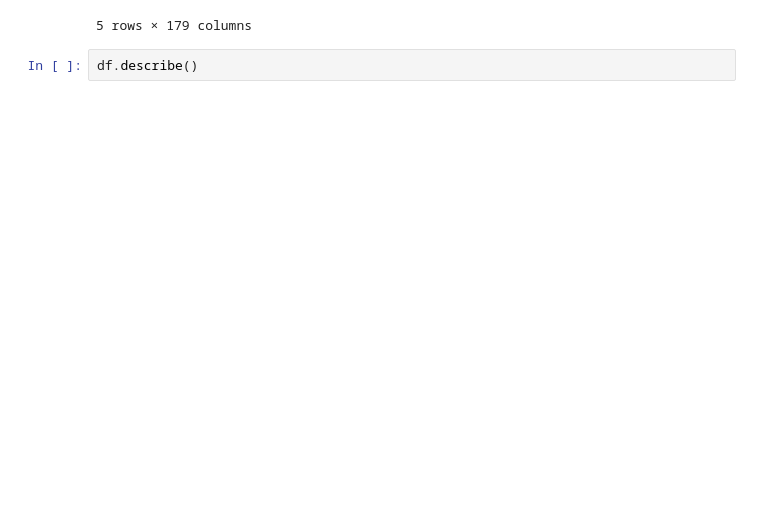
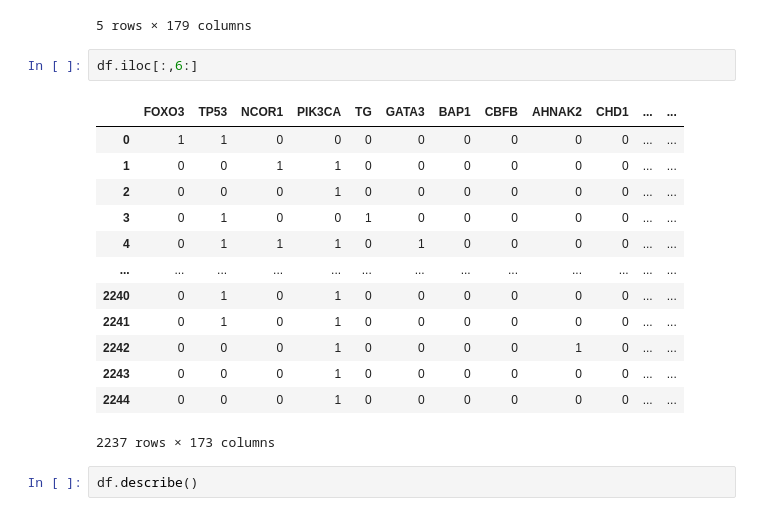
Before and after one commit to nhilariosilva/metabric_aft_models, a Jupyter notebook: notebooks/METABRIC - Descriptive Analysis.ipynb, the cells around one changed output. Cells and saved outputs as stored; diff of their text form; blank space fills up the shorter version.

```diff
--- a/notebooks/METABRIC - Descriptive Analysis.ipynb
+++ b/notebooks/METABRIC - Descriptive Analysis.ipynb
@@ -77,6 +66,22 @@ Data dimension: (2245, 181)
 | 3 | MB-0008 | 18.800000 | 1.0 | 76.97 | LumB | 6.080 | 0 | 1 | 0 | ... |
 | 4 | MB-0010 | 2.933333 | 1.0 | 78.77 | LumB | 4.062 | 0 | 1 | 1 | ... |
 5 rows × 179 columns
+# %%
+df.iloc[:,6:]
+# %% [output]
+|  | FOXO3 | TP53 | NCOR1 | PIK3CA | TG | GATA3 | BAP1 | CBFB | AHNAK2 | CHD1 | ... | ... |
+| 0 | 1 | 1 | 0 | 0 | 0 | 0 | 0 | 0 | 0 | 0 | ... | ... |
+| 1 | 0 | 0 | 1 | 1 | 0 | 0 | 0 | 0 | 0 | 0 | ... | ... |
+| 2 | 0 | 0 | 0 | 1 | 0 | 0 | 0 | 0 | 0 | 0 | ... | ... |
+| 3 | 0 | 1 | 0 | 0 | 1 | 0 | 0 | 0 | 0 | 0 | ... | ... |
+| 4 | 0 | 1 | 1 | 1 | 0 | 1 | 0 | 0 | 0 | 0 | ... | ... |
+| ... | ... | ... | ... | ... | ... | ... | ... | ... | ... | ... | ... | ... |
+| 2240 | 0 | 1 | 0 | 1 | 0 | 0 | 0 | 0 | 0 | 0 | ... | ... |
+| 2241 | 0 | 1 | 0 | 1 | 0 | 0 | 0 | 0 | 0 | 0 | ... | ... |
+| 2242 | 0 | 0 | 0 | 1 | 0 | 0 | 0 | 0 | 1 | 0 | ... | ... |
+| 2243 | 0 | 0 | 0 | 1 | 0 | 0 | 0 | 0 | 0 | 0 | ... | ... |
+| 2244 | 0 | 0 | 0 | 1 | 0 | 0 | 0 | 0 | 0 | 0 | ... | ... |
+2237 rows × 173 columns
 # %%
 df.describe()
 # %% [output]
```
Also changed, not shown: parts of 1 cell of this notebook, 7 other files.
